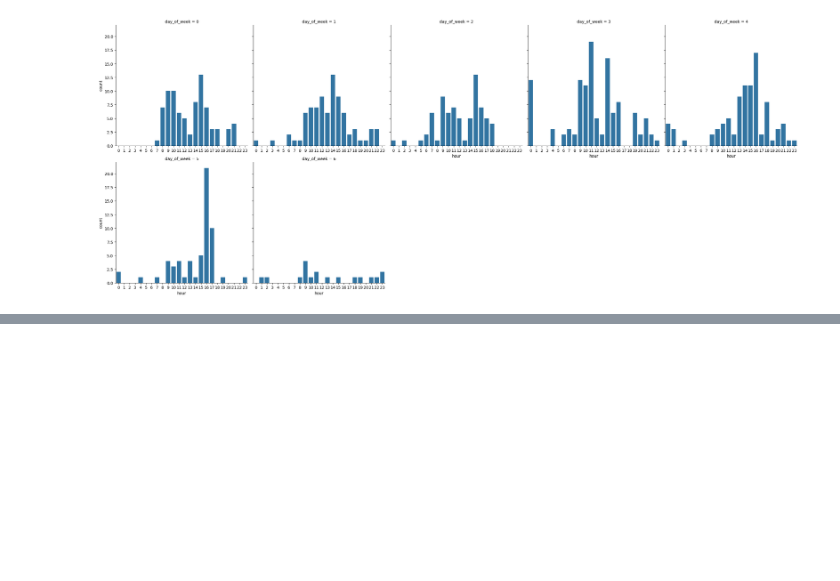
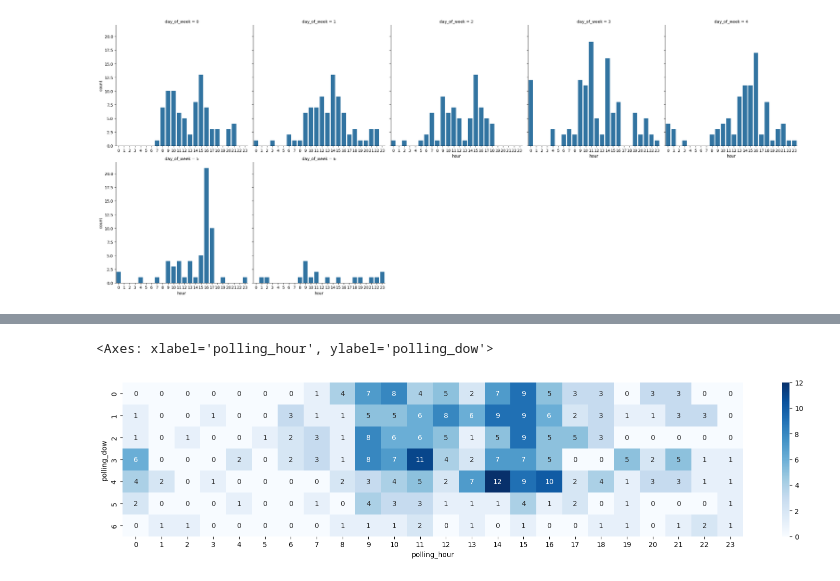
Before and after one commit to jun000111/cdc_ml, a Jupyter notebook: notebooks/tbd-data_exploration.ipynb, the cells around one changed output, grey strips where cells are left out. Drawn from its saved outputs; the diff is of its cells as text; code cells hidden in the pictures; blank space fills up the shorter version.

```diff
--- a/notebooks/tbd-data_exploration.ipynb
+++ b/notebooks/tbd-data_exploration.ipynb
@@ -600,3 +600,5 @@ def get_booking_per_day_timeslots(df:pd.DataFrame):
 get_booking_per_day_timeslots(df_records)
 # %% [output]
 [figure]
+# %%
+df = pd.read_parquet(POLLS_PROCESSED)
@@ -602,0 +614,3 @@ get_booking_per_day_timeslots(df_records)
+# %%
+test = df.groupby(["polling_dow","polling_hour"])["has_booking"].sum().reset_index()
+print(test)
@@ -602,0 +632,7 @@ get_booking_per_day_timeslots(df_records)
+# %%
+fig,ax = plt.subplots(figsize=(20,4))
+pv = pd.pivot_table(data=test,index="polling_dow",columns="polling_hour",values="has_booking",aggfunc="sum")
+sns.heatmap(pv,annot=True,fmt="d",cmap="Blues")
+# %% [output]
+<Axes: xlabel='polling_hour', ylabel='polling_dow'>
+[figure, added]
```
Also changed, not shown: parts of 4 cells of this notebook, 15 other files.
